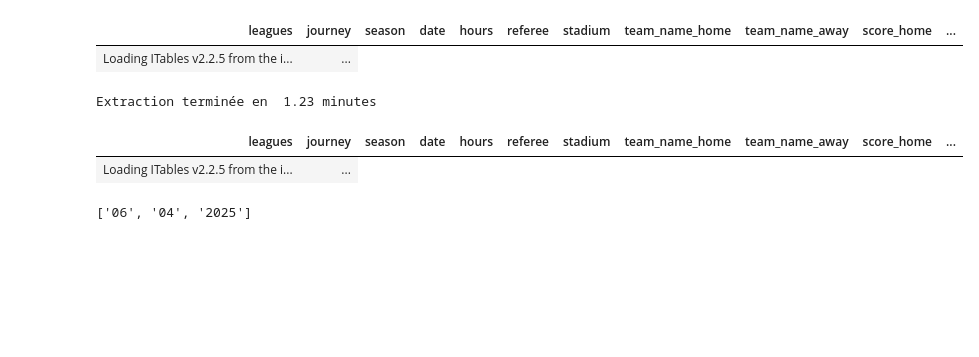
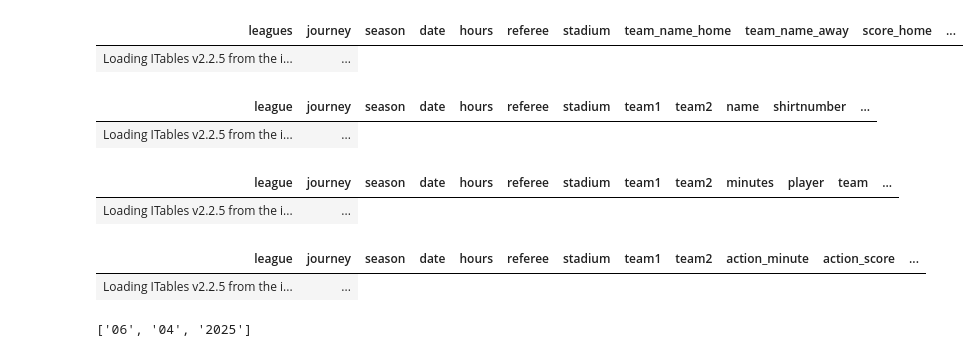
Before and after one commit to abusche/Football-Database, a Jupyter notebook: FBref/Untitled.ipynb, the cells around one changed output. Cells and saved outputs as stored; diff of their text form; code cells hidden in the pictures; blank space fills up the shorter version.

```diff
--- a/FBref/Untitled.ipynb
+++ b/FBref/Untitled.ipynb
@@ -117,18 +204,27 @@ tools.display_dataframe_to_user("", pd.read_csv("data/matchs.csv"))
 # %% [output]
 | leagues | journey | season | date | hours | referee | stadium | team_name_home | team_name_away | score_home | ... |
 | Loading ITables v2.2.5 from the i... | ... |
-# %%
-from database_functions import get_database
-get_database('2025-04-01', '2025-04-09', leagues = ["Ligue 1"], folder="data", save = True, add=True)
-# %% [output]
-Extraction terminée en  1.23 minutes
 # %%
 import pandas as pd
 import ace_tools_open as tools
-tools.display_dataframe_to_user("", pd.read_csv("data/matchs.csv"))
+tools.display_dataframe_to_user("", pd.read_csv("data/players.csv"))
 # %% [output]
-| leagues | journey | season | date | hours | referee | stadium | team_name_home | team_name_away | score_home | ... |
+| league | journey | season | date | hours | referee | stadium | team1 | team2 | name | shirtnumber | ... |
 | Loading ITables v2.2.5 from the i... | ... |
+# %%
+import pandas as pd
+import ace_tools_open as tools
+tools.display_dataframe_to_user("", pd.read_csv("data/shoots.csv"))
+# %% [output]
+| league | journey | season | date | hours | referee | stadium | team1 | team2 | minutes | player | team | ... |
+| Loading ITables v2.2.5 from the i... | ... |
+# %%
+import pandas as pd
+import ace_tools_open as tools
+tools.display_dataframe_to_user("", pd.read_csv("data/actions.csv"))
+# %% [output]
+| league | journey | season | date | hours | referee | stadium | team1 | team2 | action_minute | action_score | ... |
+| Loading ITables v2.2.5 from the i... | ... |
 # %%
 last_date = pd.to_datetime(pd.read_csv(f"data/matchs.csv")['date'], format='%d/%m/%Y').max().strftime('%d/%m/%Y').split("/")
 date_start
```
Also changed, not shown: parts of 6 cells of this notebook, 6 other files.
